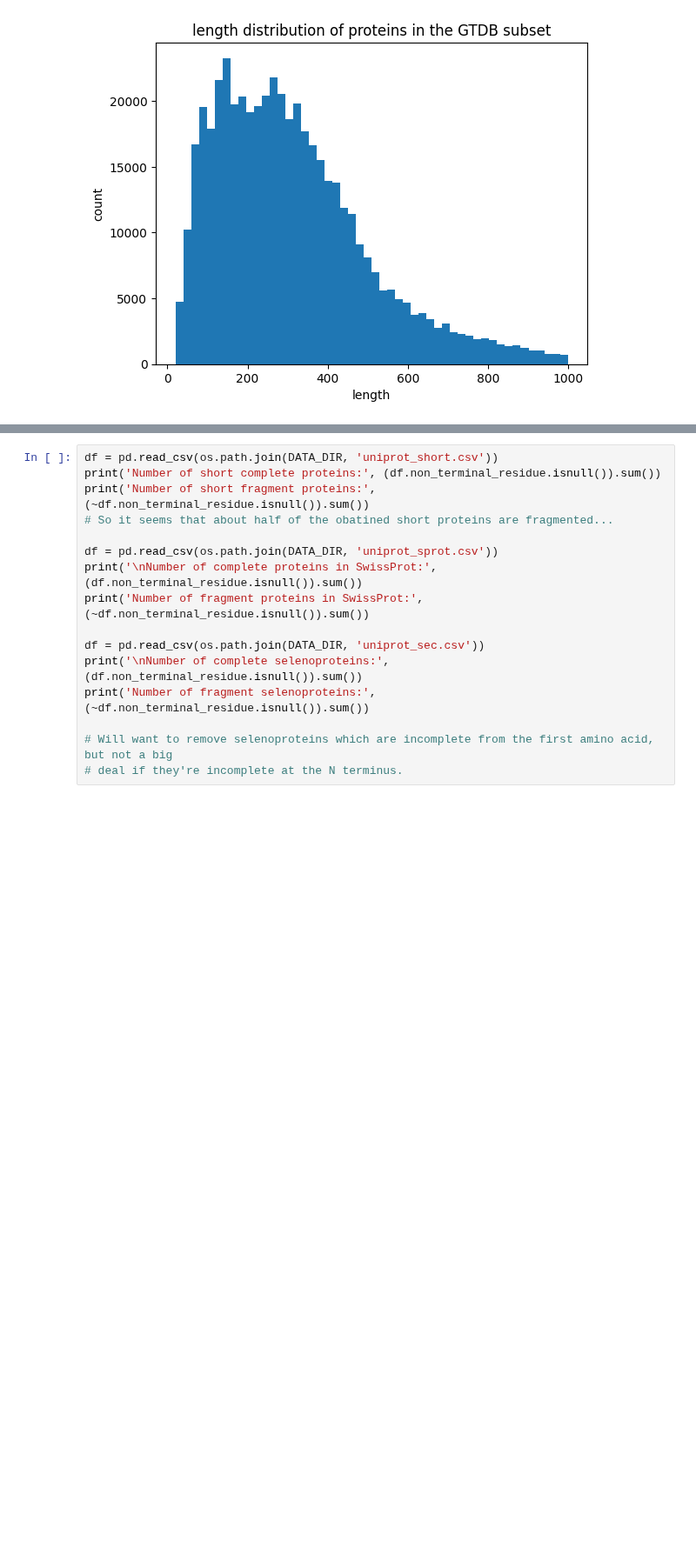
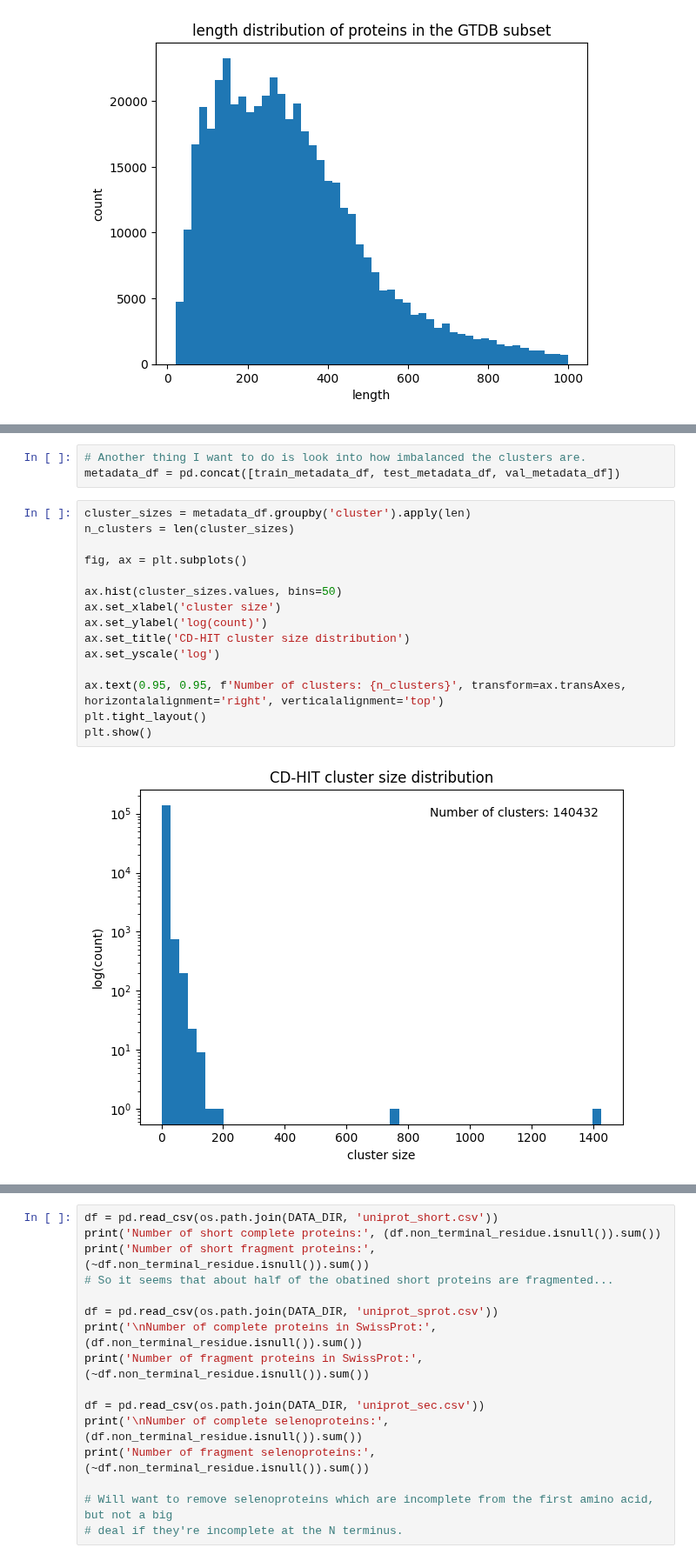
Before and after one commit to pipparichter/selenobot, a Jupyter notebook: notebooks/sandbox.ipynb, the cells around one changed output, grey strips where cells are left out. Shown at 87% size. Drawn from its saved outputs; the diff is of its cells as text; blank space fills up the shorter version.

```diff
--- a/notebooks/sandbox.ipynb
+++ b/notebooks/sandbox.ipynb
@@ -186,0 +273,20 @@ legend = []
+# %%
+# Another thing I want to do is look into how imbalanced the clusters are.
+metadata_df = pd.concat([train_metadata_df, test_metadata_df, val_metadata_df])
+# %%
+cluster_sizes = metadata_df.groupby('cluster').apply(len)
+n_clusters = len(cluster_sizes)
+
+fig, ax = plt.subplots()
+
+ax.hist(cluster_sizes.values, bins=50)
+ax.set_xlabel('cluster size')
+ax.set_ylabel('log(count)')
+ax.set_title('CD-HIT cluster size distribution')
+ax.set_yscale('log')
+
+ax.text(0.95, 0.95, f'Number of clusters: {n_clusters}', transform=ax.transAxes, horizontalalignment='right', verticalalignment='top')
+plt.tight_layout()
+plt.show()
+# %% [output]
+[figure, added]
```
Also changed, not shown: parts of 17 cells of this notebook, 7 other files.
